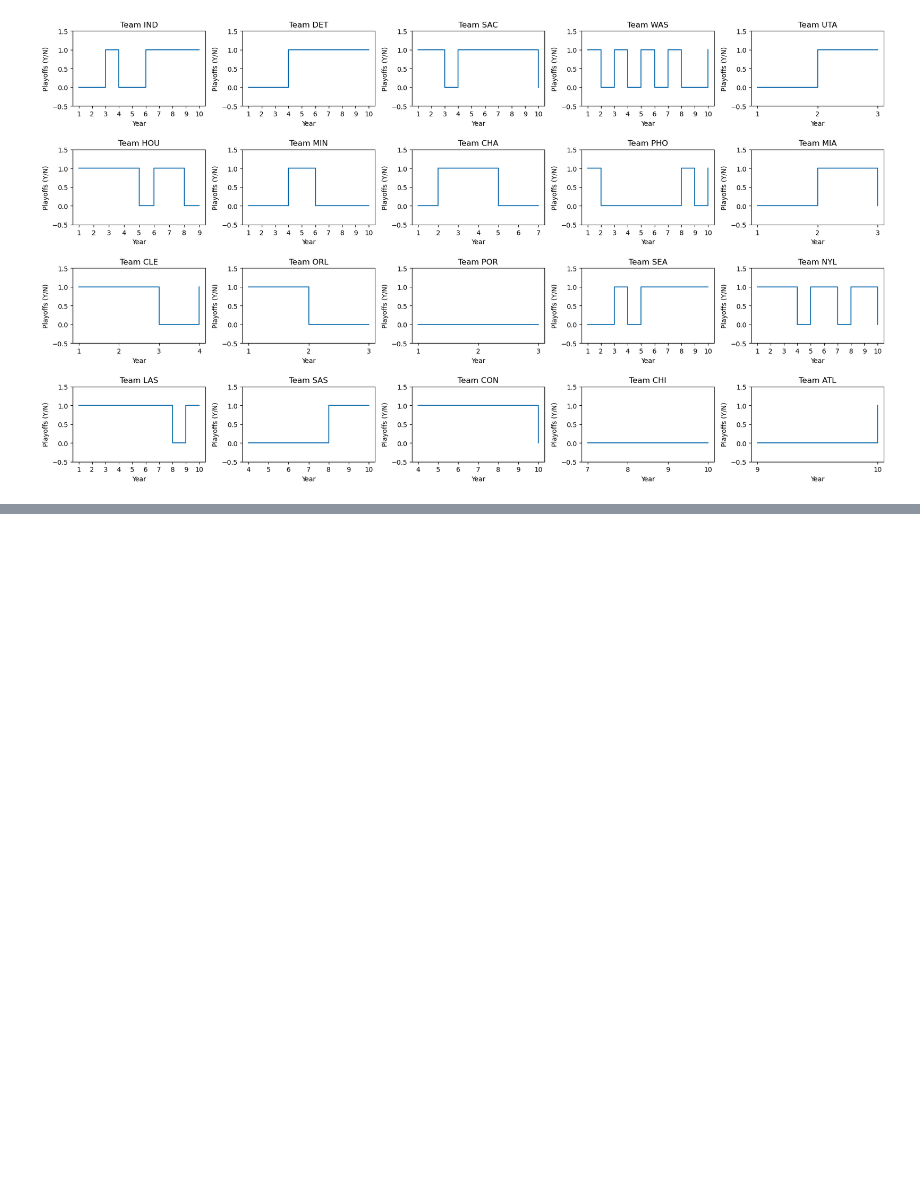
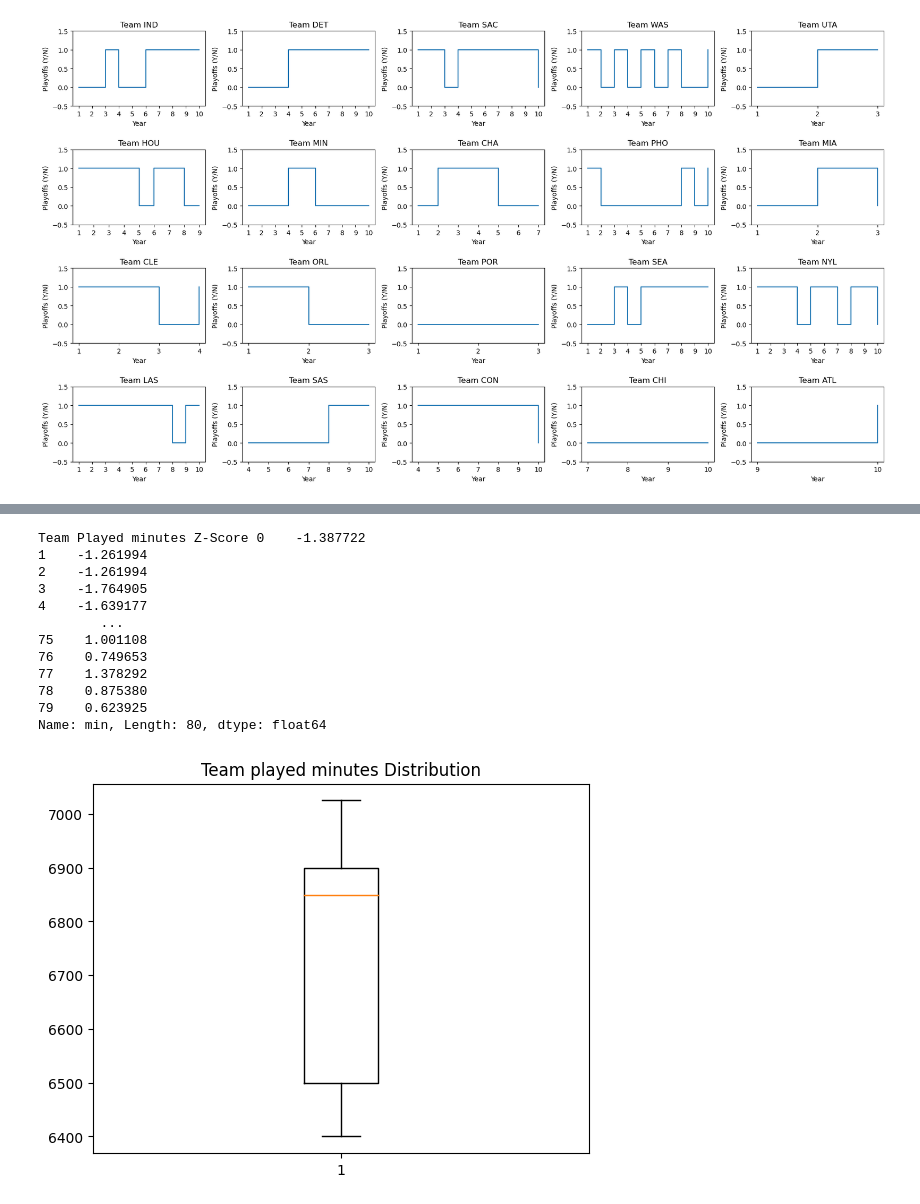
Before and after one commit to toni-santos/ac-2023, a Jupyter notebook: main.ipynb, the cells around one changed output, grey strips where cells are left out. Drawn from its saved outputs; the diff is of its cells as text; code cells hidden in the pictures; blank space fills up the shorter version.

```diff
--- a/main.ipynb
+++ b/main.ipynb
@@ -269,0 +358,28 @@ plt.show()
+# %%
+# Outlier for Team's played minutes
+
+tm_psa['min'] = pd.to_numeric(tm_psa['min'], errors='coerce')
+cc_tm['min'] = pd.to_numeric(cc_tm['min'], errors='coerce')
+
+tm_psa = tm_psa.dropna(subset=['min'])
+cc_tm = cc_tm.dropna(subset=['min'])
+
+
+print("Team Played minutes Z-Score", stats.zscore(tm_psa['min']))
+plt.title('Team played minutes Distribution')
+plt.boxplot(tm_psa['min'])
+plt.show()
+# %% [output]
+Team Played minutes Z-Score 0    -1.387722
+1    -1.261994
+2    -1.261994
+3    -1.764905
+4    -1.639177
+        ...
+75    1.001108
+76    0.749653
+77    1.378292
+78    0.875380
+79    0.623925
+Name: min, Length: 80, dtype: float64
+[figure, added]
```
Also changed, not shown: parts of 12 cells of this notebook.
